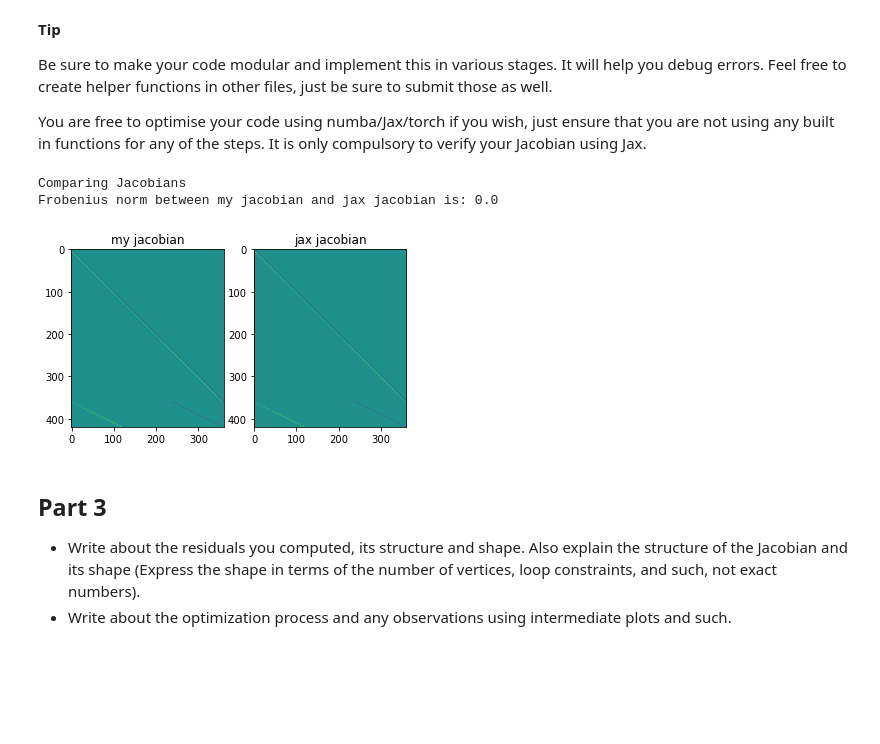
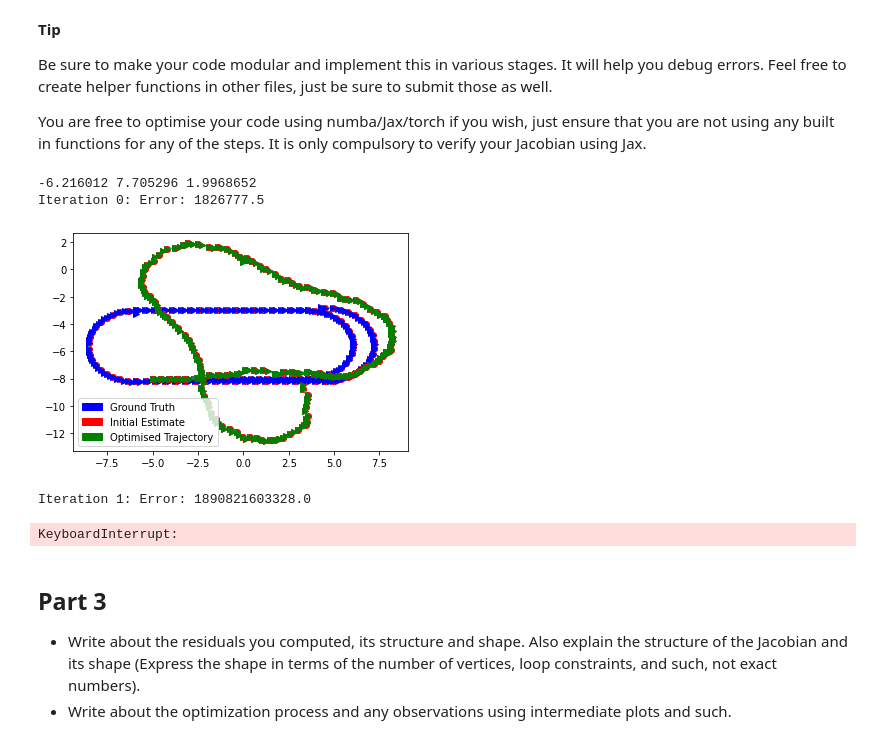
Before and after one commit to BhaskarJoshi-01/Mobile-Robotics---Monsoon-2021, a Jupyter notebook: Project-1/questions/Question 2 - 2D SLAM.ipynb, the cells around one changed output. Cells and saved outputs as stored; diff of their text form; code cells hidden in the pictures; blank space fills up the shorter version.

```diff
--- a/Project-1/questions/Question 2 - 2D SLAM.ipynb
+++ b/Project-1/questions/Question 2 - 2D SLAM.ipynb
@@ -90,11 +90,18 @@ def compare_jacobs():
     ax[1].set_title('jax jacobian')
     plt.show()
 
-compare_jacobs()
+# compare_jacobs()
-# %% [output]
-Comparing Jacobians
-Frobenius norm between my jacobian and jax jacobian is: 0.0
-[figure, removed]
+# %%
+a = get_residual(poses, edges, fixed)
+print(a.min(), a.max(), a.std())
+lm = LM(poses,edges, fixed, 1, 80, 1e-6)
+poses_arr, error_arr = lm.optimize()
+# %% [output]
+-6.216012 7.705296 1.9968652
+Iteration 0: Error: 1826777.5
+[figure, added]
+Iteration 1: Error: 1890821603328.0
+KeyboardInterrupt:
 # %% [markdown]
 ## Part 3
 
```
Also changed, not shown: parts of 1 cell of this notebook, 2 other files.
